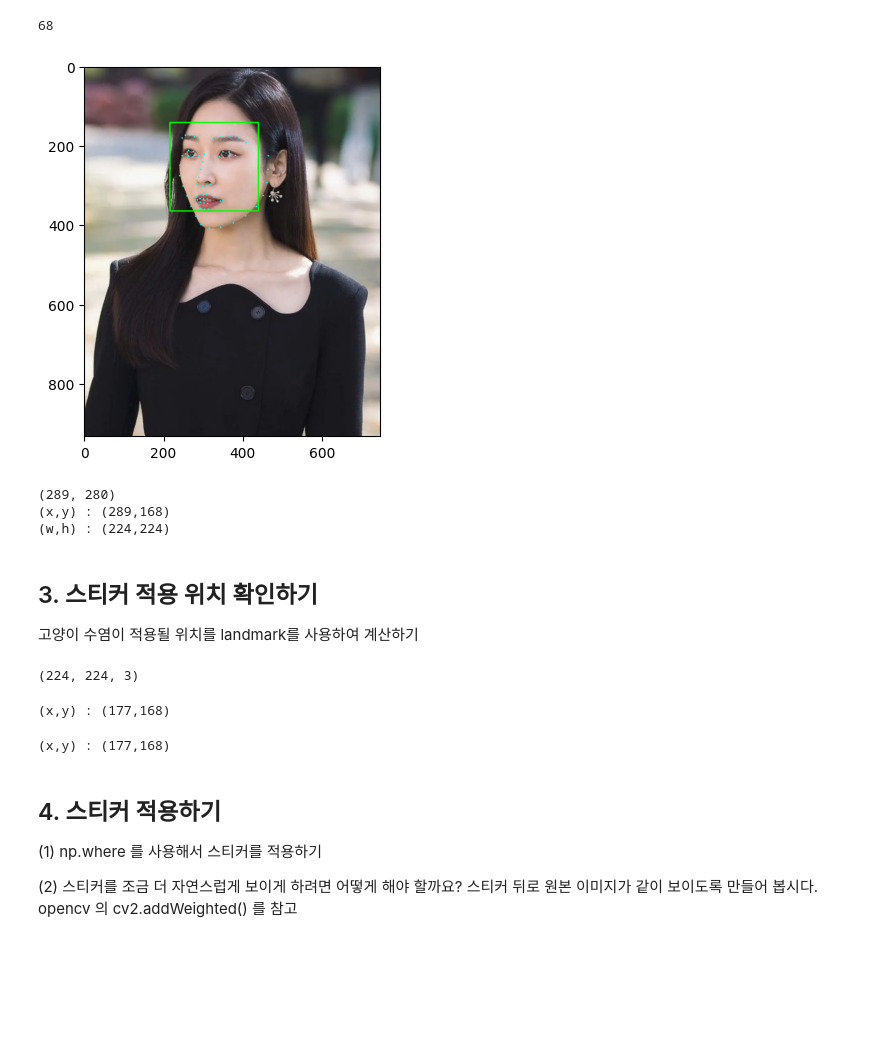
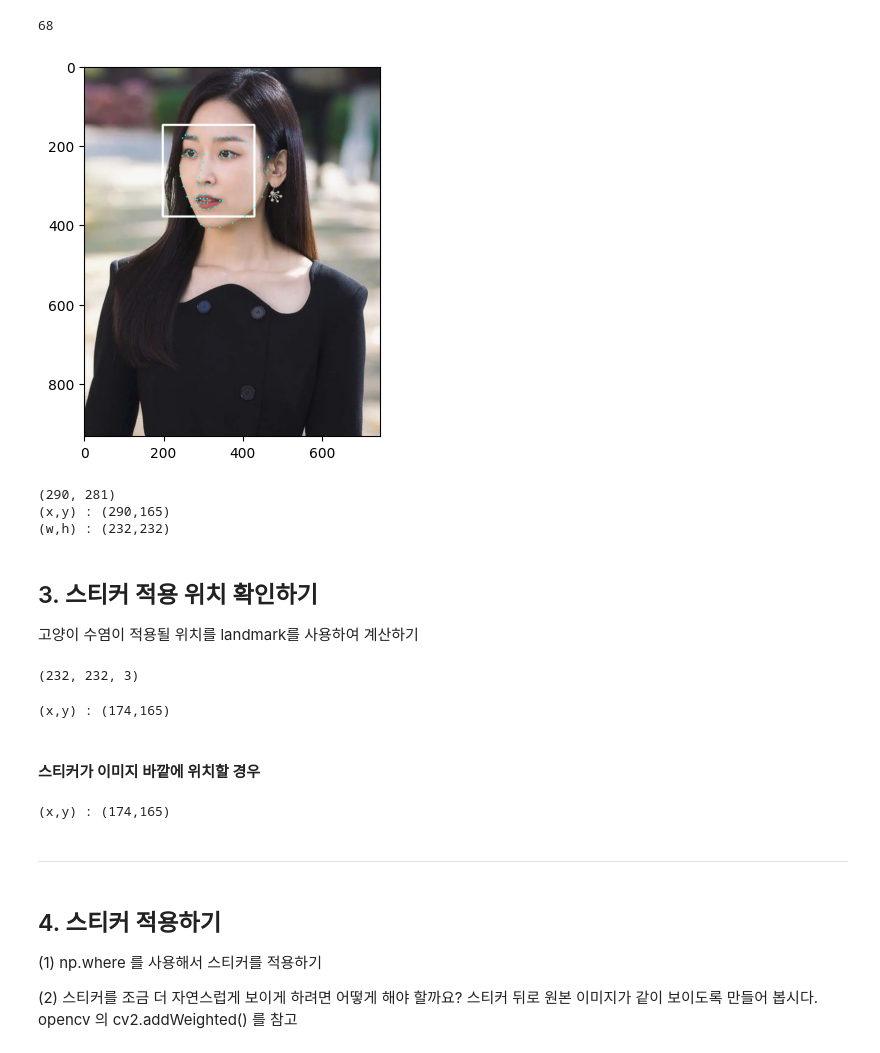
Before and after one commit to huiheee/AIFFEL, a Jupyter notebook: [GD_2]Create_a_camera_sticker_app.ipynb, the cells around one changed output. Drawn from its saved outputs; the diff is of its cells as text; code cells hidden in the pictures; blank space fills up the shorter version.

```diff
--- a/[GD_2]Create_a_camera_sticker_app.ipynb
+++ b/[GD_2]Create_a_camera_sticker_app.ipynb
@@ -45,8 +51,8 @@ image_path = '/content/drive/MyDrive/Colab Notebooks/AIFFEL/Data/sticker_app/ima
 img_bgr = cv2.imread(image_path)    # OpenCV로 이미지를 불러오기
 img_rgb = cv2.cvtColor(img_bgr, cv2.COLOR_BGR2RGB) ## RGB로 바꾸기
 
-# img_show = img_bgr.copy()
-img_show = img_rgb.copy()      # 출력용 이미지를 따로 보관
+img_show_bgr = img_bgr.copy()
+img_show_rgb = img_rgb.copy()      # 출력용 이미지를 따로 보관
 # %%
 plt.subplot(1,2,1)
 plt.imshow(img_bgr)
@@ -70,4 +74,4 @@ plt.show()
 detector_hog = dlib.get_frontal_face_detector()
 
 # detector_hog를 이용하여 얼굴의 bounding box를 추출
-dlib_rects = detector_hog(img_rgb, 1)   # (image, num of image pyramid)
+dlib_rects = detector_hog(img_rgb, 2)   # (image, num of image pyramid)
@@ -81,8 +87,9 @@ for dlib_rect in dlib_rects: # 찾은 얼굴 영역의 좌표
     r = dlib_rect.right() # 오른쪽
     b = dlib_rect.bottom() # 아래쪽
 
-    cv2.rectangle(img_show, (l,t), (r,b), (0,255,0), 2, lineType=cv2.LINE_AA) # 시작점의 좌표와 종료점 좌표로 직각 사각형을 그림
+    # cv.rectangle(img, pt1, pt2, color[, thickness[, lineType[, shift]]])
+    cv2.rectangle(img_show_rgb, (l,t), (r,b), (255,255,255), 3, lineType=cv2.LINE_AA) # 시작점의 좌표와 종료점 좌표로 직각 사각형을 그림
 
-plt.imshow(img_show)
+plt.imshow(img_show_rgb)
 plt.show()
 # %% [output]
@@ -123,26 +130,24 @@ print(len(list_landmarks[0]))
 # %%
 # list_landmarks의 원소가 1개이므로 아래 반복문은 한번만 실행됨
 for landmark in list_landmarks:
     for point in landmark:
-        cv2.circle(img_show, point, 2, (0, 255, 255), -1)
+        cv2.circle(img_show_rgb, point, 2, (0, 255, 255), -1)
             # cv2.circle: OpenCV의 원을 그리는 함수
-            # img_show 이미지 위 각각의 point에
+            # img_show_rgb 이미지 위 각각의 point에
             # 크기가 2이고 (0, 255, 255)색으로 내부가 채워진(-1) 원을 그림
             # (마지막 인수가 자연수라면 그만큼의 두께의 선으로 원이 그려짐)
 
-plt.imshow(img_show)
+plt.imshow(img_show_rgb)
 plt.show()
 # %% [output]
-[figure, old version]
+[figure, new version]
 # %%
 # 얼굴의 좌표를 확인
 
 # zip() : 두 그룹의 데이터를 서로 엮어주는 파이썬의 내장 함수
 # dlib_rects와 list_landmarks 데이터를 엮어 주었음
 # dlib_rects : 얼굴 영역을 저장하고 있는 값
-# → rectangles[[(345, 98) (531, 284)]]
 # list_landmarks : 68개의 랜드마크 값 저장(이목구비 위치(x,y))
-# → [[(368, 153), (368, 174), (371, 195), (376, 215), (382, 235), (391, 252), (404, 266), (420, 277), (441, 279), (461, 276), (480, 266), (495, 252), (508, 235), (516, 216), (520, 195), (523, 173), (524, 151), (377, 131), (386, 119), (399, 116), (413, 118), (425, 124), (454, 121), (466, 114), (481, 112), (494, 114), (503, 127), (439, 143), (438, 156), (438, 169), (437, 182), (423, 197), (431, 199), (438, 200), (446, 199), (454, 197), (391, 147), (399, 142), (409, 143), (416, 149), (408, 150), (399, 150), (464, 147), (472, 141), (482, 141), (489, 145), (482, 149), (473, 149), (411, 227), (421, 222), (432, 218), (439, 220), (446, 218), (458, 222), (471, 227), (458, 234), (446, 238), (438, 238), (431, 238), (420, 235), (415, 227), (432, 227), (439, 228), (447, 227), (466, 227), (446, 228), (438, 229), (431, 228)]]
 
 for dlib_rect, landmark in zip(dlib_rects, list_landmarks): # 얼굴 영역을 저장하고 있는 값과 68개의 랜드마크를 저장하고 있는 값으로 반복문 실행
     print (landmark[30]) # 코의 index는 30
@@ -152,9 +157,9 @@ for dlib_rect, landmark in zip(dlib_rects, list_landmarks): # 얼굴 영역을
     print (f'(x,y) : ({x},{y})')
     print (f'(w,h) : ({w},{h})')
 # %% [output]
-(289, 280)
-(x,y) : (289,168)
-(w,h) : (224,224)
+(290, 281)
+(x,y) : (290,165)
+(w,h) : (232,232)
 # %% [markdown]
 ## 3. 스티커 적용 위치 확인하기
 
@@ -163,43 +168,47 @@ for dlib_rect, landmark in zip(dlib_rects, list_landmarks): # 얼굴 영역을
 # 준비된 스티커 이미지를 읽어서 적용하기
 sticker_path = '/content/drive/MyDrive/Colab Notebooks/AIFFEL/Data/sticker_app/images/고양이 수염1.png' # 수염 이미지의 경로
 img_sticker = cv2.imread(sticker_path) # 스티커 이미지를 불러옵니다 // cv2.imread(이미지 경로) → image객체 행렬을 반환
-img_sticker = cv2.resize(img_sticker, (w,h)) # 스티커 이미지 조정 → w,h는 얼굴 영역의 가로를 차지하는 픽셀의 수(187) // cv2.resize(image객체 행렬, (가로 길이, 세로 길이))
+img_sticker = cv2.resize(img_sticker, (w,h)) # 스티커 이미지 조정 → w,h는 얼굴 영역의 가로를 차지하는 픽셀의 수// cv2.resize(image객체 행렬, (가로 길이, 세로 길이))
 print (img_sticker.shape) # 사이즈를 조정한 수염 이미지의 차원 확인
 # %% [output]
-(224, 224, 3)
+(232, 232, 3)
 # %%
 # x,y,w,h 모두 위에서 반복문 안에서 지정해준 값임
-# x는 이미지에서 코 부위의 x값 = 289
-# y는 이미지에서 코 부위의 y값 = 168
-# w는 얼굴 영역의 가로를 차지하는 픽셀의 수 = 224
-# h는 얼굴 영역의 가로를 차지하는 픽셀의 수 = 224
+# x는 이미지에서 코 부위의 x값
+# y는 이미지에서 코 부위의 y값
+# w는 얼굴 영역의 가로를 차지하는 픽셀의 수
+# h는 얼굴 영역의 가로를 차지하는 픽셀의 수
 
-refined_x = x - w // 2  # 289 - (224//2) = 289-112 = 177
-refined_y = y # 168-224 = -56
+refined_x = x - w // 2
+refined_y = y
 
 # 원본 이미지에 스티커 이미지를 추가하기 위해서 x, y 좌표를 조정. 이미지 시작점은 top-left 좌표이기 때문
-# 즉, refined_x, refined_y값에서 고양이 이미지가 시작됨
+# 즉, refined_x, refined_y값에서 고양이 수염 이미지가 시작됨
 
-print (f'(x,y) : ({refined_x},{refined_y})') # 음수 발생 : 이미지 범위를 벗어남
-# 우리는 현재 이마 자리에 왕관을 두고 싶은건데, 이마위치 - 왕관 높이를 했더니 이미지의 범위를 초과하여 음수가 나오는 것
-# opencv는 ndarray데이터를 사용하는데, ndarray는 음수인덱스에 접근 불가하므로 스티커 이미지를 잘라 줘야 한다.
+print (f'(x,y) : ({refined_x},{refined_y})')
 # %% [output]
-(x,y) : (177,168)
+(x,y) : (174,165)
+# %% [markdown]
+#### 스티커가 이미지 바깥에 위치할 경우
 # %%
-# 왕관 이미지가 이미지 밖에서 시작하지 않도록 조정이 필요함
+## 스티커가 이미지 바깥에 위치되는 경우에 지정해주면 됨
+
+# 스티커가 이미지 밖에서 시작하지 않도록 조정이 필요함
 # 좌표 순서가 y,x임에 유의한다. (y,x,rgb channel)
 # 현재 상황에서는 -y 크기만큼 스티커를 crop 하고, top 의 x좌표와 y 좌표를 각각의 경우에 맞춰 원본 이미지의 경계 값으로 수정하면 아래와 같은 형식으로 나옵니다.
-# 음수값 만큼 왕관 이미지(혹은 추후 적용할 스티커 이미지)를 자른다.
+# 음수값 만큼 적용할 스티커 이미지를 자른다.
 if refined_x < 0:
     img_sticker = img_sticker[:, -refined_x:]
     refined_x = 0
-# 왕관 이미지를 씌우기 위해 왕관 이미지가 시작할 y좌표 값 조정
+# 스티커 이미지가 시작할 y좌표 값 조정
 if refined_y < 0:
     img_sticker = img_sticker[-refined_y:, :] # refined_y가 -98이므로, img_sticker[98: , :]가 된다. (187, 187, 3)에서 (89, 187, 3)이 됨 (187개 중에서 98개가 잘려나감)
     refined_y = 0
 
 print (f'(x,y) : ({refined_x},{refined_y})')
 # %% [output]
-(x,y) : (177,168)
+(x,y) : (174,165)
+# %% [markdown]
+___
 # %%
 # sticker_area는 원본이미지에서 스티커를 적용할 위치를 crop한 이미지 입니다.
```
Also changed, not shown: parts of 20 cells of this notebook.
